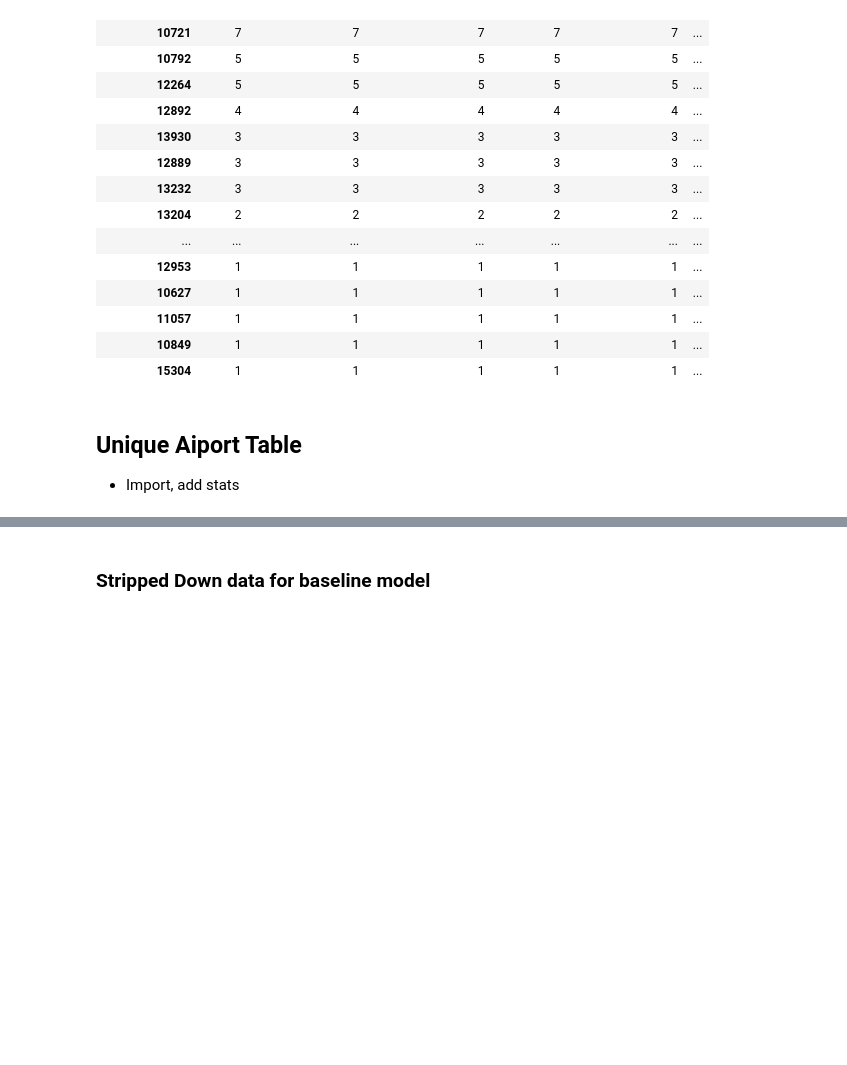
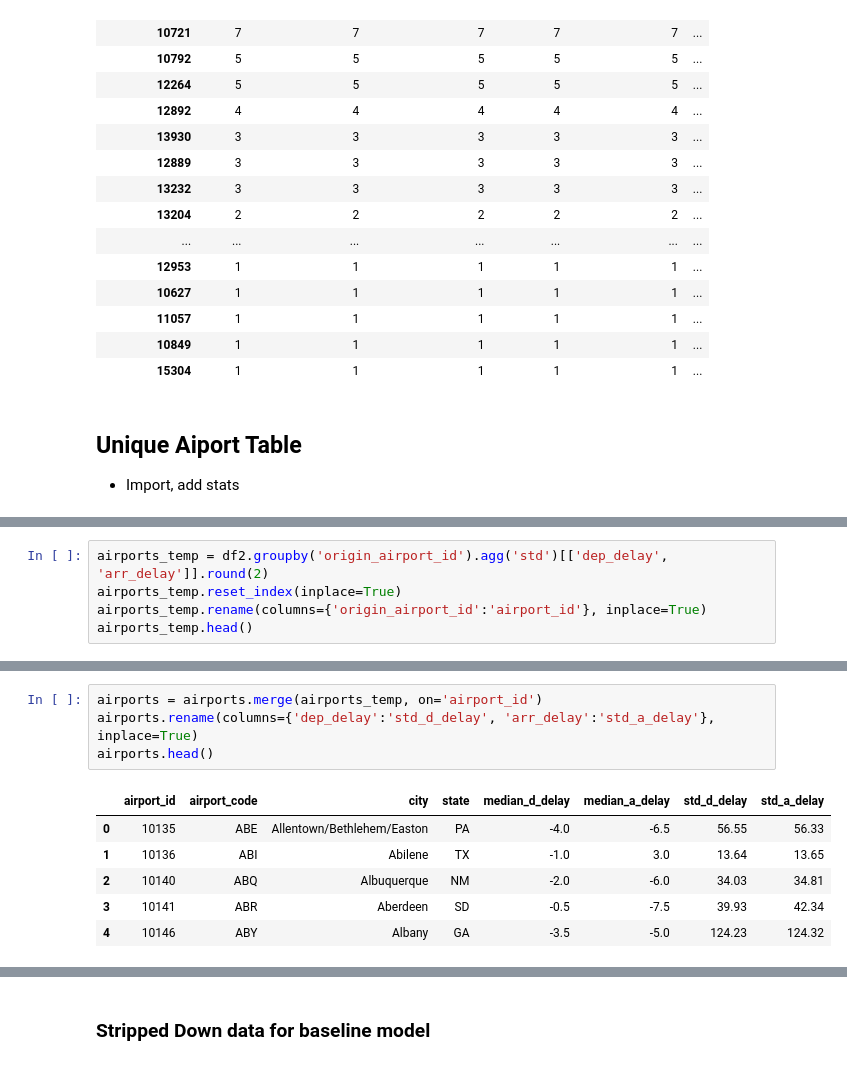
Before and after one commit to The-Powder-of-Data/Flight_Predictions, a Jupyter notebook: scrap_files/Joe/exploratory_analysis.ipynb, the cells around one changed output, grey strips where cells are left out. Saved outputs shown, nothing was run; the diff lists cells and outputs as text; blank space fills up the shorter version.

```diff
--- a/scrap_files/Joe/exploratory_analysis.ipynb
+++ b/scrap_files/Joe/exploratory_analysis.ipynb
@@ -508,0 +572,5 @@ airports.head()
+# %%
+airports_temp = df2.groupby('origin_airport_id').agg('std')[['dep_delay', 'arr_delay']].round(2)
+airports_temp.reset_index(inplace=True)
+airports_temp.rename(columns={'origin_airport_id':'airport_id'}, inplace=True)
+airports_temp.head()
@@ -508,0 +584,11 @@ airports.head()
+# %%
+airports = airports.merge(airports_temp, on='airport_id')
+airports.rename(columns={'dep_delay':'std_d_delay', 'arr_delay':'std_a_delay'}, inplace=True)
+airports.head()
+# %% [output]
+|  | airport_id | airport_code | city | state | median_d_delay | median_a_delay | std_d_delay | std_a_delay |
+| 0 | 10135 | ABE | Allentown/Bethlehem/Easton | PA | -4.0 | -6.5 | 56.55 | 56.33 |
+| 1 | 10136 | ABI | Abilene | TX | -1.0 | 3.0 | 13.64 | 13.65 |
+| 2 | 10140 | ABQ | Albuquerque | NM | -2.0 | -6.0 | 34.03 | 34.81 |
+| 3 | 10141 | ABR | Aberdeen | SD | -0.5 | -7.5 | 39.93 | 42.34 |
+| 4 | 10146 | ABY | Albany | GA | -3.5 | -5.0 | 124.23 | 124.32 |
```
Also changed, not shown: parts of 18 cells of this notebook, 3 other files.
